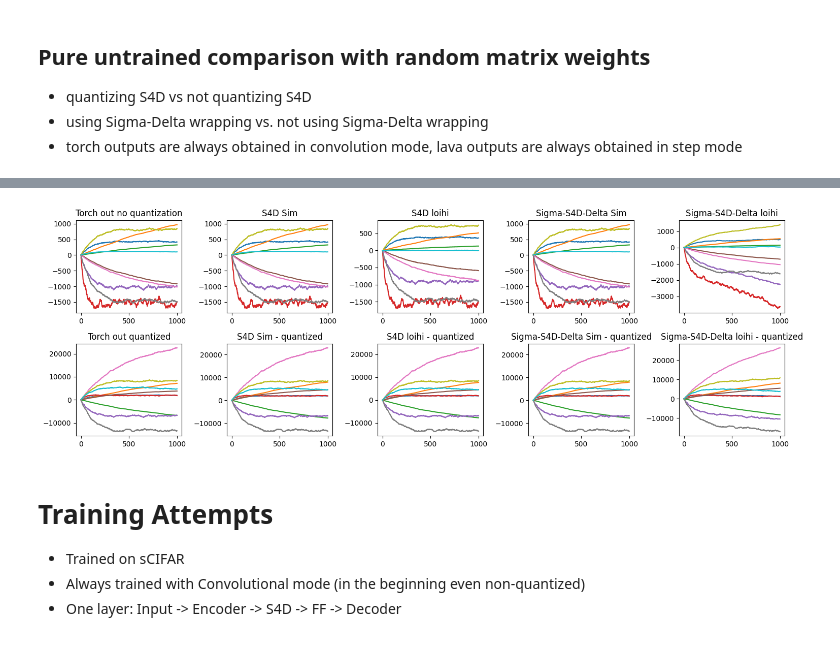
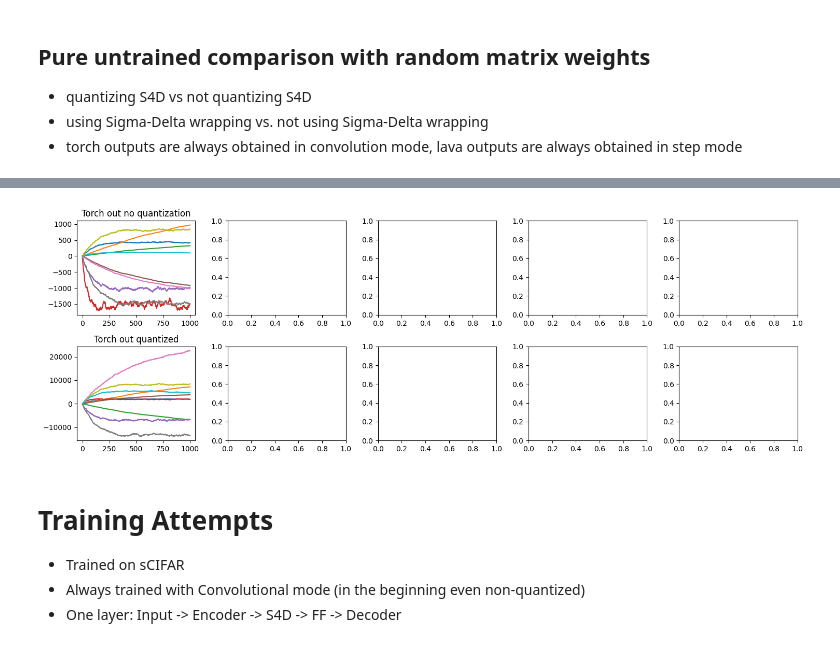
Before and after one commit to lava-nc/lava-dl, a Jupyter notebook: src/lava/lib/dl/slayer/state_space_models/sCIFAR/overview.ipynb, the cells around one changed output, grey strips where cells are left out. Saved outputs shown, nothing was run; the diff lists cells and outputs as text; code cells hidden in the pictures.

```diff
--- a/src/lava/lib/dl/slayer/state_space_models/sCIFAR/overview.ipynb
+++ b/src/lava/lib/dl/slayer/state_space_models/sCIFAR/overview.ipynb
@@ -194,32 +174,32 @@ Per core utilization:
 # %%
 fig, axs = plt.subplots(2, 5, figsize=(15, 5))
 # quantization sim sim-sigma-delta hw hw-sigma-delta
 # no quantization sim sim-sigma-delta hw hw-sigma-delta
 
 axs[0][0].plot(out)
 axs[0][0].set_title("Torch out no quantization")
-axs[0][1].plot(sim_no_sd)
-axs[0][1].set_title("S4D Sim")
-axs[0][2].plot(hw_no_sd)
-axs[0][2].set_title("S4D loihi")
-axs[0][3].plot(sim_sd)
-axs[0][3].set_title("Sigma-S4D-Delta Sim")
-axs[0][4].plot(hw_sd)
-axs[0][4].set_title("Sigma-S4D-Delta loihi")
+#axs[0][1].plot(sim_no_sd)
+#axs[0][1].set_title("S4D Sim")
+#axs[0][2].plot(hw_no_sd)
+#axs[0][2].set_title("S4D loihi")
+#axs[0][3].plot(sim_sd)
+#axs[0][3].set_title("Sigma-S4D-Delta Sim")
+#axs[0][4].plot(hw_sd)
+#axs[0][4].set_title("Sigma-S4D-Delta loihi")
 axs[1][0].plot(out_quantized)
 axs[1][0].set_title("Torch out quantized")
-axs[1][1].plot(sim_no_sd_q)
-axs[1][1].set_title("S4D Sim - quantized")
-axs[1][2].plot(hw_no_sd_q)
-axs[1][2].set_title("S4D loihi - quantized")
-axs[1][3].plot(sim_sd_q)
-axs[1][3].set_title("Sigma-S4D-Delta Sim - quantized")
-axs[1][4].plot(hw_sd_q)
-axs[1][4].set_title("Sigma-S4D-Delta loihi - quantized")
+#axs[1][1].plot(sim_no_sd_q)
+#axs[1][1].set_title("S4D Sim - quantized")
+#axs[1][2].plot(hw_no_sd_q)
+#axs[1][2].set_title("S4D loihi - quantized")
+#axs[1][3].plot(sim_sd_q)
+#axs[1][3].set_title("Sigma-S4D-Delta Sim - quantized")
+#axs[1][4].plot(hw_sd_q)
+#axs[1][4].set_title("Sigma-S4D-Delta loihi - quantized")
 #tight layout
 plt.tight_layout()
 # %% [output]
-[figure, old version]
+[figure, new version]
 # %% [markdown]
 # Training Attempts
 
```
Also changed, not shown: parts of 2 cells of this notebook, 6 other files.
